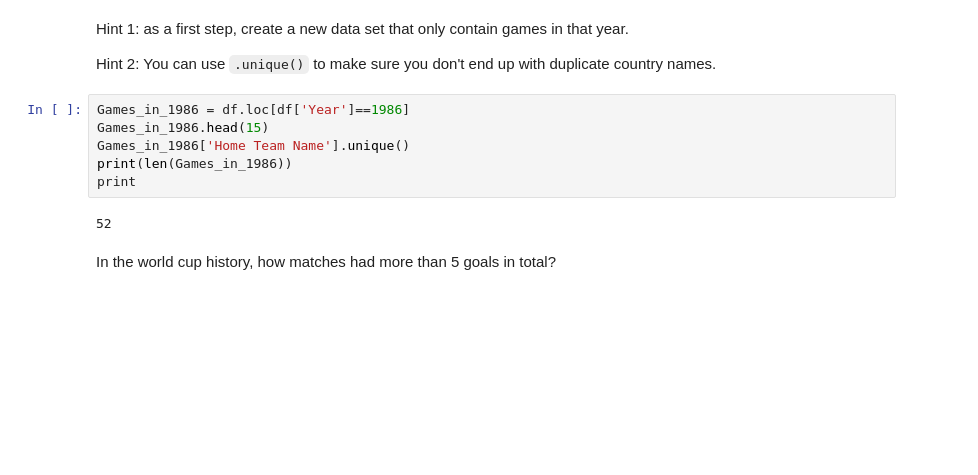
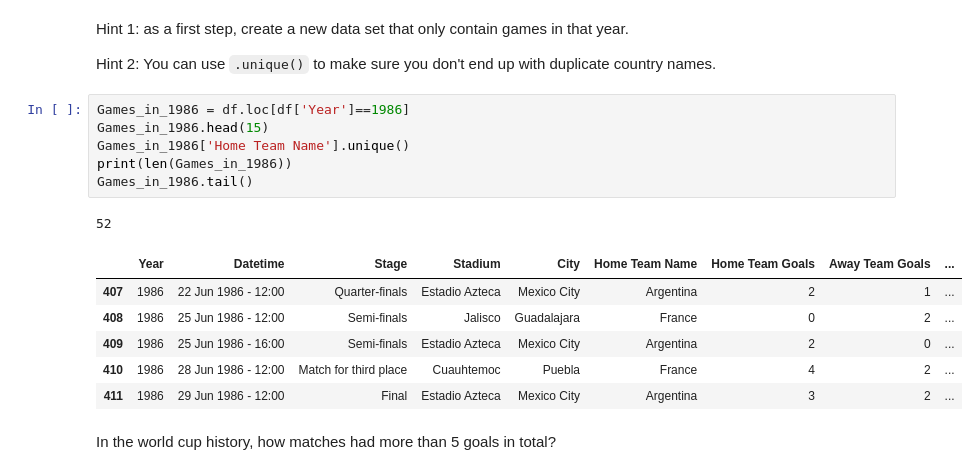
Before and after one commit to ColinFangshu/dsc-accessing-data-with-pandas-lab-seattle-ds-career-051319, a Jupyter notebook: index.ipynb, the cells around one changed output. Cells and saved outputs as stored; diff of their text form; blank space fills up the shorter version.

```diff
--- a/index.ipynb
+++ b/index.ipynb
@@ -196,11 +196,17 @@ Hint 2: You can use `.unique()` to make sure you don't end up with duplicate cou
 # %%
 Games_in_1986 = df.loc[df['Year']==1986]
 Games_in_1986.head(15)
 Games_in_1986['Home Team Name'].unique()
 print(len(Games_in_1986))
-print
+Games_in_1986.tail()
 # %% [output]
 52
+|  | Year | Datetime | Stage | Stadium | City | Home Team Name | Home Team Goals | Away Team Goals | ... |
+| 407 | 1986 | 22 Jun 1986 - 12:00 | Quarter-finals | Estadio Azteca | Mexico City | Argentina | 2 | 1 | ... |
+| 408 | 1986 | 25 Jun 1986 - 12:00 | Semi-finals | Jalisco | Guadalajara | France | 0 | 2 | ... |
+| 409 | 1986 | 25 Jun 1986 - 16:00 | Semi-finals | Estadio Azteca | Mexico City | Argentina | 2 | 0 | ... |
+| 410 | 1986 | 28 Jun 1986 - 12:00 | Match for third place | Cuauhtemoc | Puebla | France | 4 | 2 | ... |
+| 411 | 1986 | 29 Jun 1986 - 12:00 | Final | Estadio Azteca | Mexico City | Argentina | 3 | 2 | ... |
 # %% [markdown]
 In the world cup history, how matches had more than 5 goals in total?
 # %% [markdown]
```
